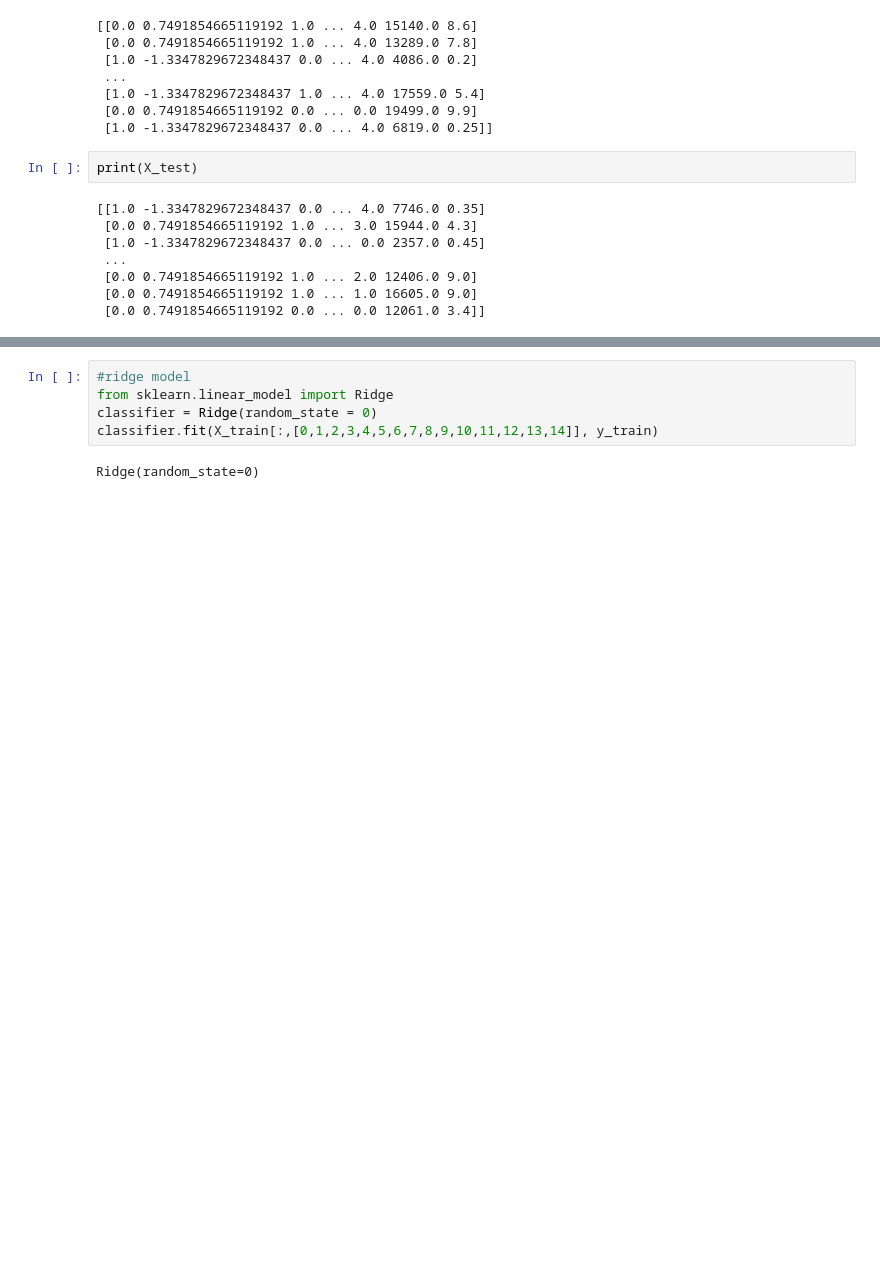
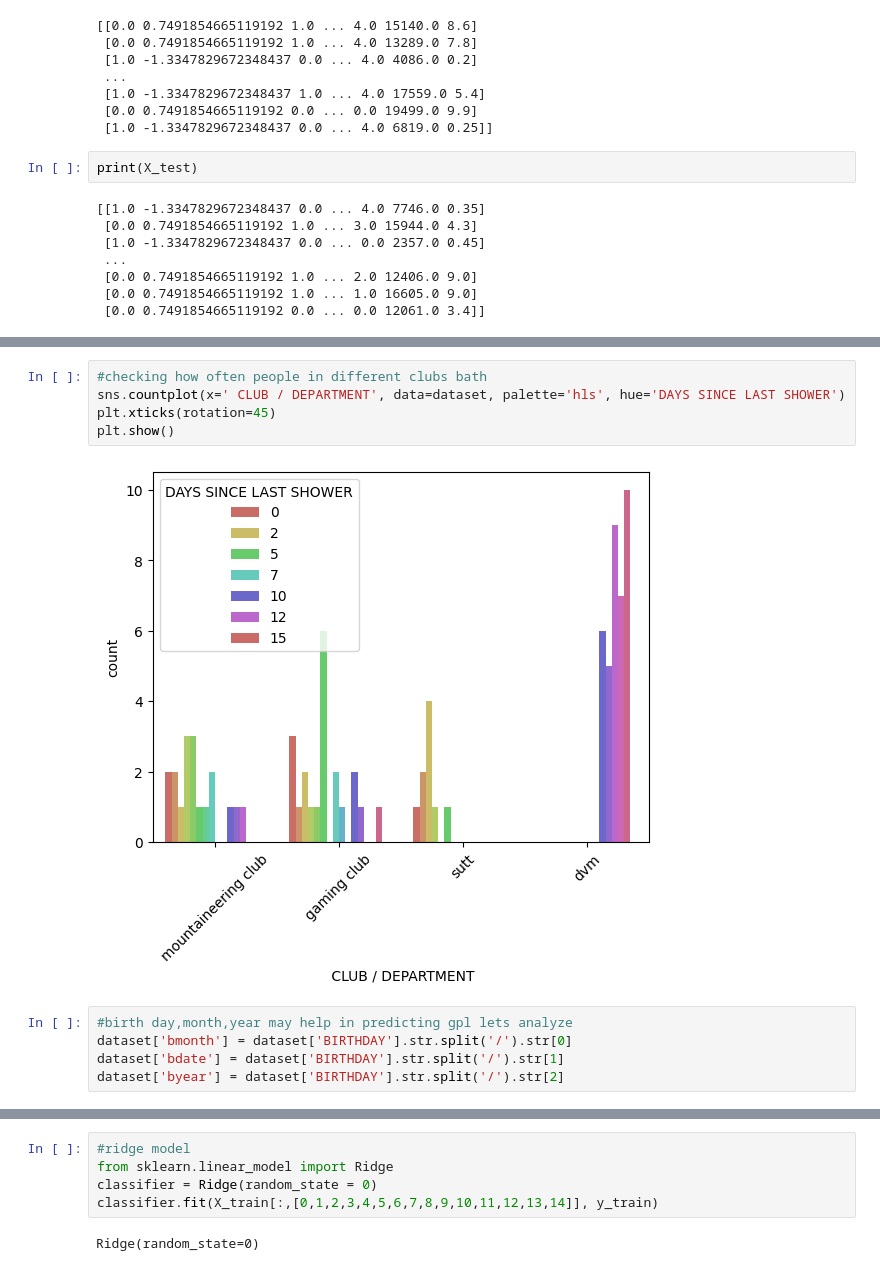
Before and after one commit to JaiVR/suttmltask_1, a Jupyter notebook: sutt_task1.ipynb, the cells around one changed output, grey strips where cells are left out. Saved outputs shown, nothing was run; the diff lists cells and outputs as text; blank space fills up the shorter version.

```diff
--- a/sutt_task1.ipynb
+++ b/sutt_task1.ipynb
@@ -229,0 +254,12 @@ plt.show()
+# %%
+#checking how often people in different clubs bath
+sns.countplot(x=' CLUB / DEPARTMENT', data=dataset, palette='hls', hue='DAYS SINCE LAST SHOWER')
+plt.xticks(rotation=45)
+plt.show()
+# %% [output]
+[figure, added]
+# %%
+#birth day,month,year may help in predicting gpl lets analyze
+dataset['bmonth'] = dataset['BIRTHDAY'].str.split('/').str[0]
+dataset['bdate'] = dataset['BIRTHDAY'].str.split('/').str[1]
+dataset['byear'] = dataset['BIRTHDAY'].str.split('/').str[2]
```
Also changed, not shown: parts of 15 cells of this notebook.
